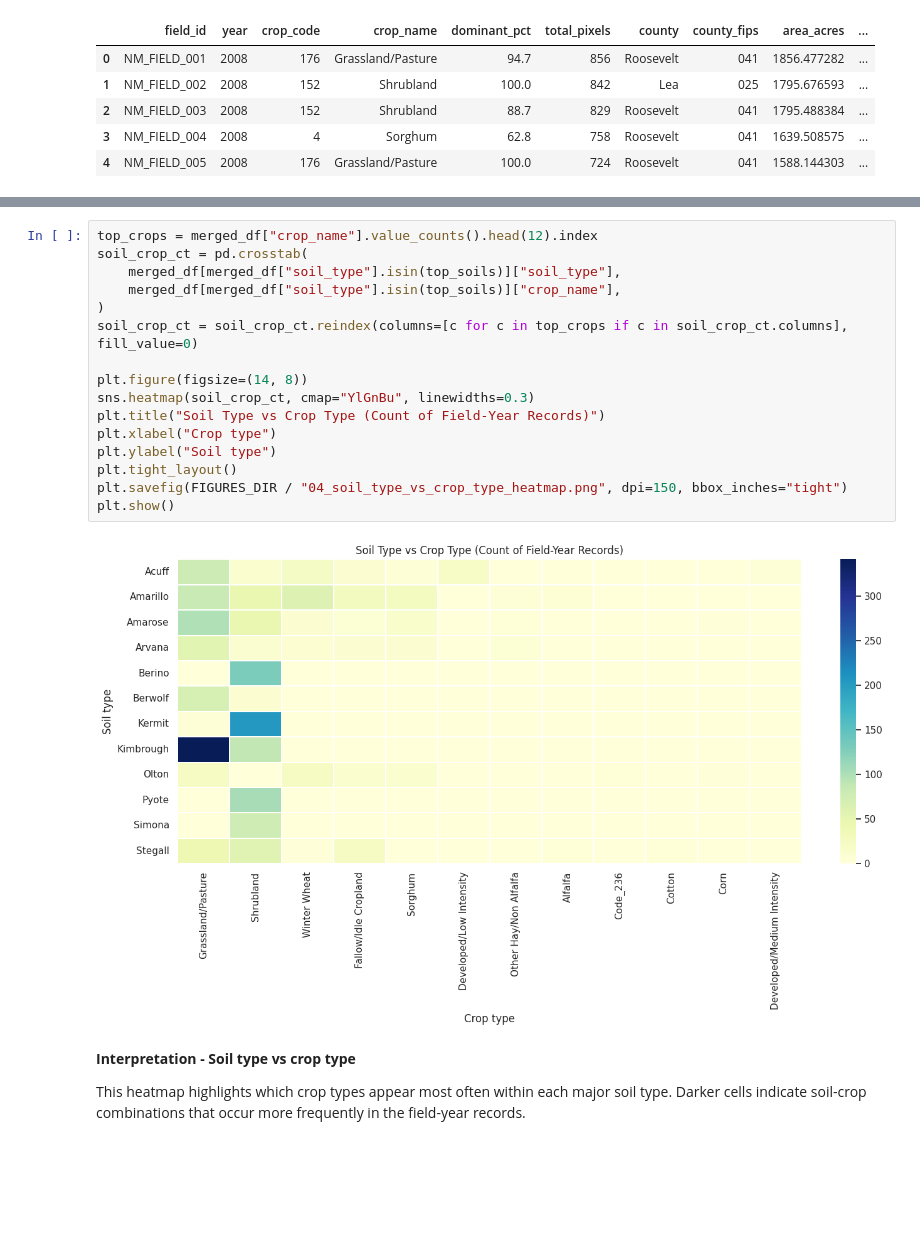
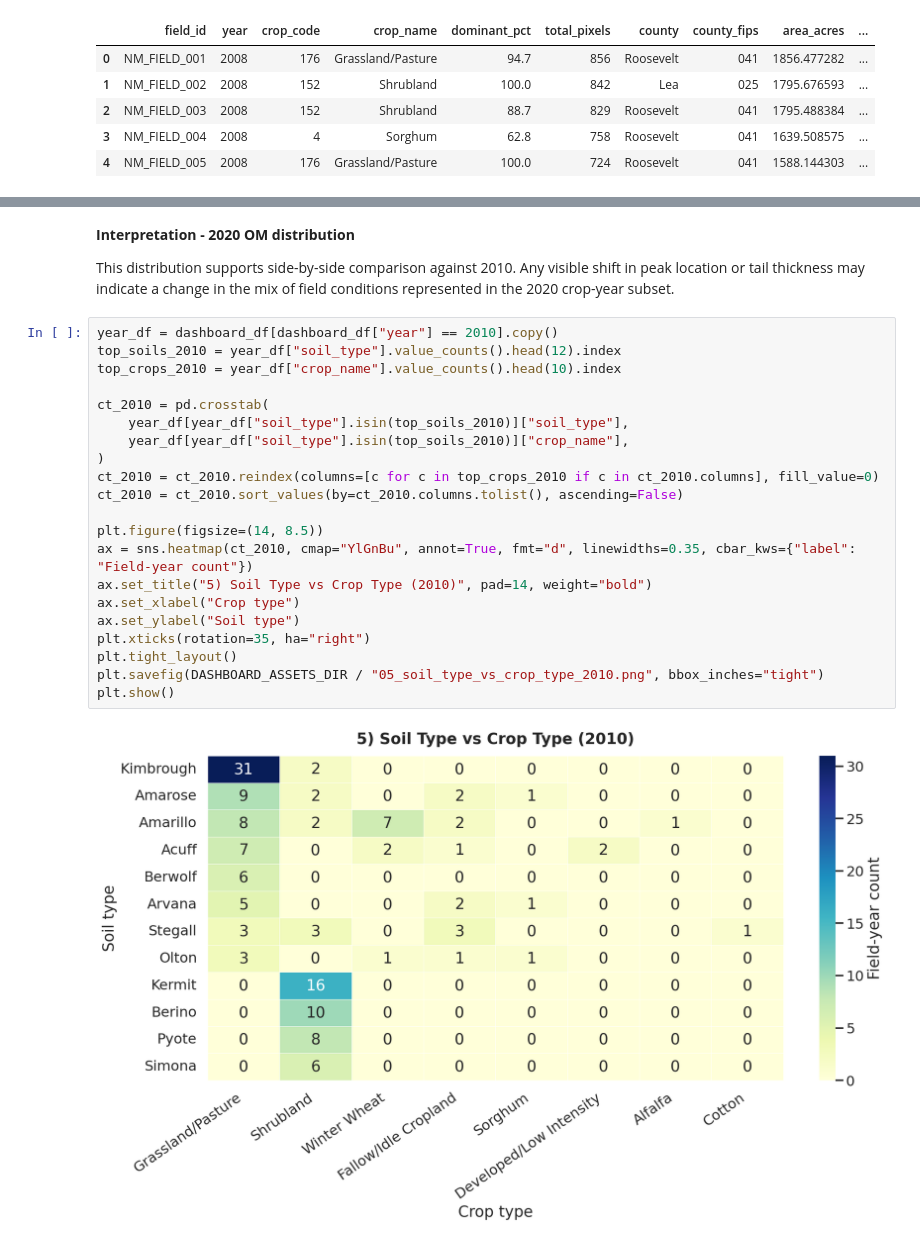
Before and after one commit to psbsingh25/EVTLR-Project, a Jupyter notebook: notebooks/03_field_eda/assignment-03-eda.ipynb, the cells around one changed output, grey strips where cells are left out. Cells and saved outputs as stored; diff of their text form; blank space fills up the shorter version.

```diff
--- a/notebooks/03_field_eda/assignment-03-eda.ipynb
+++ b/notebooks/03_field_eda/assignment-03-eda.ipynb
@@ -367,22 +421,27 @@ Boxplots compare crop dominance percentages across major soil types. Soil types
+# %% [markdown]
+**Interpretation - 2020 OM distribution**
+
+This distribution supports side-by-side comparison against 2010. Any visible shift in peak location or tail thickness may indicate a change in the mix of field conditions represented in the 2020 crop-year subset.
 # %%
-top_crops = merged_df["crop_name"].value_counts().head(12).index
-soil_crop_ct = pd.crosstab(
-    merged_df[merged_df["soil_type"].isin(top_soils)]["soil_type"],
-    merged_df[merged_df["soil_type"].isin(top_soils)]["crop_name"],
+year_df = dashboard_df[dashboard_df["year"] == 2010].copy()
+top_soils_2010 = year_df["soil_type"].value_counts().head(12).index
+top_crops_2010 = year_df["crop_name"].value_counts().head(10).index
+
+ct_2010 = pd.crosstab(
+    year_df[year_df["soil_type"].isin(top_soils_2010)]["soil_type"],
+    year_df[year_df["soil_type"].isin(top_soils_2010)]["crop_name"],
 )
-soil_crop_ct = soil_crop_ct.reindex(columns=[c for c in top_crops if c in soil_crop_ct.columns], fill_value=0)
+ct_2010 = ct_2010.reindex(columns=[c for c in top_crops_2010 if c in ct_2010.columns], fill_value=0)
+ct_2010 = ct_2010.sort_values(by=ct_2010.columns.tolist(), ascending=False)
 
-plt.figure(figsize=(14, 8))
-sns.heatmap(soil_crop_ct, cmap="YlGnBu", linewidths=0.3)
-plt.title("Soil Type vs Crop Type (Count of Field-Year Records)")
-plt.xlabel("Crop type")
-plt.ylabel("Soil type")
+plt.figure(figsize=(14, 8.5))
+ax = sns.heatmap(ct_2010, cmap="YlGnBu", annot=True, fmt="d", linewidths=0.35, cbar_kws={"label": "Field-year count"})
+ax.set_title("5) Soil Type vs Crop Type (2010)", pad=14, weight="bold")
+ax.set_xlabel("Crop type")
+ax.set_ylabel("Soil type")
+plt.xticks(rotation=35, ha="right")
 plt.tight_layout()
-plt.savefig(FIGURES_DIR / "04_soil_type_vs_crop_type_heatmap.png", dpi=150, bbox_inches="tight")
+plt.savefig(DASHBOARD_ASSETS_DIR / "05_soil_type_vs_crop_type_2010.png", bbox_inches="tight")
 plt.show()
 # %% [output]
-[figure, old version]
+[figure, new version]
-# %% [markdown]
-**Interpretation - Soil type vs crop type**
-
-This heatmap highlights which crop types appear most often within each major soil type. Darker cells indicate soil-crop combinations that occur more frequently in the field-year records.
```
Also changed, not shown: parts of 26 cells of this notebook, 10 other files.
